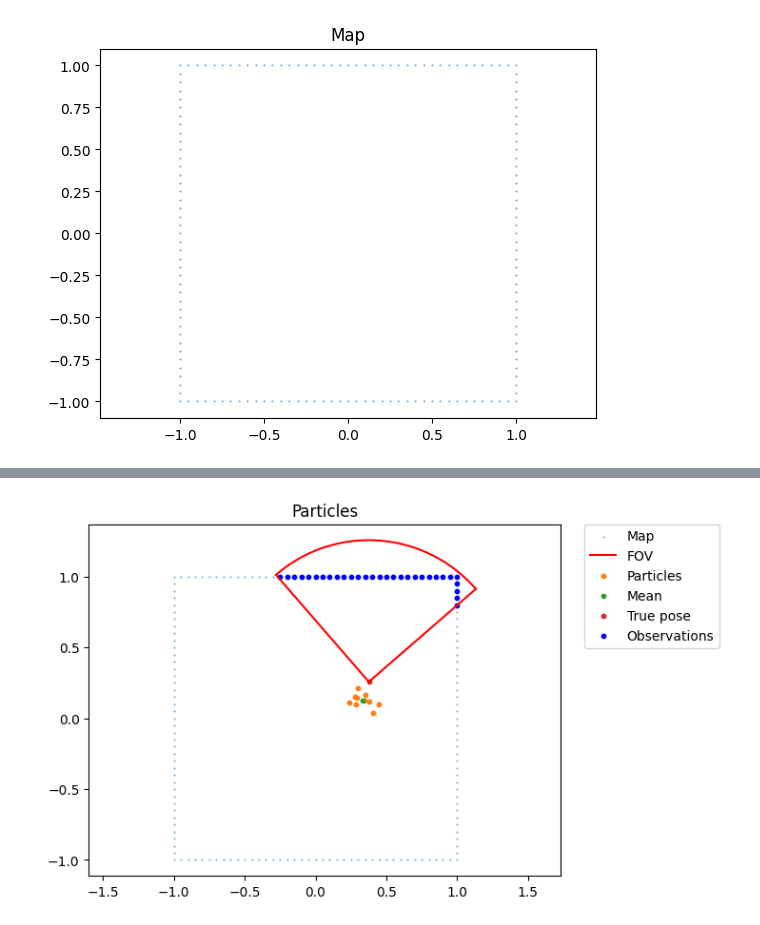
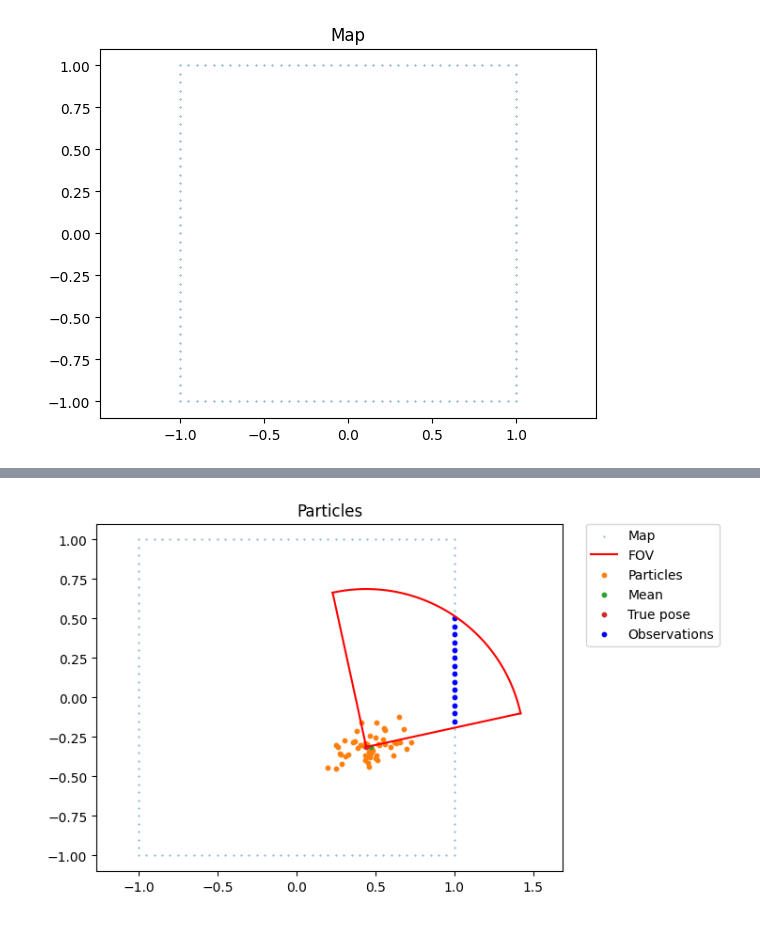
Before and after one commit to miquelmassot/pygp_particle_filter, a Jupyter notebook: example/example_pf.ipynb, the cells around one changed output, grey strips where cells are left out. Saved outputs shown, nothing was run; the diff lists cells and outputs as text; code cells hidden in the pictures.

```diff
--- a/example/example_pf.ipynb
+++ b/example/example_pf.ipynb
@@ -27,7 +27,7 @@ plt.show()
 # Create a function that, given a position and a map, returns the range and bearing of
 # the edges of the map, assuming a FOV of 90 degrees, a maximum range of 1 meter and
 # a total of 90 measurements.
-def get_observations(robot_pose, map, fov, max_range):
+def get_observations(robot_pose, simulation_map, fov, max_range):
     """Get the observations from the robot pose and the map.
 
     Parameters
@@ -47,24 +47,26 @@ def get_observations(robot_pose, map, fov, max_range):
     robot_y = robot_pose[1]
     robot_gamma = robot_pose[2]
     # Get the map points
-    map_x = map[:, 0]
-    map_y = map[:, 1]
+    map_x = simulation_map[:, 0]
+    map_y = simulation_map[:, 1]
     # Calculate the range and bearing
-    range = np.linalg.norm(map - robot_pose[0:2], axis=1)
+    range_obs = np.linalg.norm(simulation_map - robot_pose[0:2], axis=1)
     bearing = np.arctan2(map_y - robot_y, map_x - robot_x) - robot_gamma
-    observations = np.array([range, bearing])
+    # Bearing should be +/- np.pi
+    bearing = (bearing + np.pi) % (2 * np.pi) - np.pi
+    observations = np.array([range_obs, bearing])
     # Filter the observations
     observations = observations[:, (observations[0] < max_range) & (observations[1] < fov / 2) & (observations[1] > -fov / 2)]
     # Return the observations
     return observations.T
 
 # Test the function
-robot_pose = np.array([0.5, 0.2, 1.2])
+robot_pose = np.array([-0.3248179, 0.22909425, 4.18318531]) #np.array([0.5, 0.2, 1.2])
 fov = np.pi / 2
 range_max = 1.0
 
 # Generate observations
-observations = get_observations(robot_pose, map, fov, range_max)
+observations = get_observations(robot_pose, simulation_map, fov, range_max)
 
 # Plot the FOV
 fov_points = np.array(
@@ -80,10 +82,9 @@ t = np.linspace(- fov / 2+ robot_pose[2], fov / 2+ robot_pose[2], 100)
 x = range_max * np.cos(t) + robot_pose[0]
 y = range_max * np.sin(t) + robot_pose[1]
 
-
 # Plot the observations
 plt.figure()
-plt.scatter(map[:, 0], map[:, 1], s=0.1, label='Map')
+plt.scatter(simulation_map[:, 0], simulation_map[:, 1], s=0.1, label='Map')
 plt.plot(x, y, c="r")
 plt.plot(fov_points[:, 0], fov_points[:, 1], c="r", label="FOV")
 plt.scatter(robot_pose[0] + observations[:, 0] * np.cos(observations[:, 1] + robot_pose[2]),
@@ -107,68 +108,83 @@ plt.show()
 from pygp_particle_filter import ParticleFilter
 
 # Create a particle filter
-num_particles = 10
-x_range=[-0.1, 0.1]
-y_range=[-0.1, 0.1]
-gamma_range=[-0.1, 0.1]
+num_particles = 50
+x_range=[-0.05, 0.05]
+y_range=[-0.6, -0.4]
+gamma_range=[-0.05, 0.05]
+motion_noise=[0.05, 0.05, 0.005, 0.05, 0.025]
 
-robot_pose = np.array([0.0, 0.0, 0.0])
+robot_pose = np.array([0.0, -0.5, 0.0])
 
-particle_filter = ParticleFilter(num_particles, x_range, y_range, gamma_range)
+particle_filter = ParticleFilter(num_particles,
+                                 x_range,
+                                 y_range,
+                                 gamma_range,
+                                 motion_noise)
 
-num_steps = range(25)
+num_steps = range(51)
 
-current_time = 0
-linear_speed = 0.05
-angular_speed = 0.15
-observation_std = 0.2
+# v = w * r
+# for a r = 0.5 m and a linear speed of 0.1, w = 0.2
+linear_speed = 0.1
+angular_speed = 0.2
+observation_std = 0.1
 length_scale = 0.1
 
+lidar_fov = np.pi / 2
+lidar_range_max = 1.0
+
 dt = 1.0
+current_time = 0.0
+control_input = [0.0, 0.0, 0.0]
 
 plt.figure()
 
 for i in num_steps:
     print('Step {}'.format(i))
+    # Timestep
+    current_time += dt
 
+    # Update control input
     control_input = np.array([current_time, linear_speed, angular_speed])
 
     # Predict the next positions
     particle_filter.predict(control_input)
 
     # Move the GT robot too
-    robot_pose[0] += (control_input[1] + control_input[1]) * np.cos(robot_pose[2]) * dt
-    robot_pose[1] += (control_input[1] + control_input[1]) * np.sin(robot_pose[2]) * dt
-    robot_pose[2] += (control_input[2] + control_input[2]) * dt
+    robot_pose[0] += control_input[1] * np.cos(robot_pose[2]) * dt
+    robot_pose[1] += control_input[1] * np.sin(robot_pose[2]) * dt
+    robot_pose[2] += control_input[2] * dt
+    robot_pose[2] = robot_pose[2] % (2*np.pi)
 
-    # Get the observations
     mean_pose = particle_filter.mean_pose
-    observations = get_observations(robot_pose, map, np.pi / 2, 1)
+    observations = get_observations(robot_pose, simulation_map, lidar_fov, lidar_range_max)
 
-    # Update the weights
+    ## Run update
     particle_filter.observation_update(observations,  observation_std, length_scale)
 
+    ## PLOTTING
     # Get the particles for plotting
     particles_x = [p.x for p in particle_filter.particles]
     particles_y = [p.y for p in particle_filter.particles]
-
     # Plot the FOV
     fov_points = np.array(
         [
-            [range_max * np.cos(fov / 2 + robot_pose[2]), range_max * np.sin(fov / 2 + robot_pose[2])],
+            [lidar_range_max * np.cos(lidar_fov / 2 + robot_pose[2]),
+             lidar_range_max * np.sin(lidar_fov / 2 + robot_pose[2])],
             [0, 0],
-            [range_max * np.cos(-fov / 2 + robot_pose[2]), range_max * np.sin(-fov / 2 + robot_pose[2])],
+            [lidar_range_max * np.cos(-lidar_fov / 2 + robot_pose[2]),
+             lidar_range_max * np.sin(-lidar_fov / 2 + robot_pose[2])],
         ]
     )
     fov_points = fov_points + robot_pose[0:2]
     # Add a semicircle
-    t = np.linspace(- fov / 2+ robot_pose[2], fov / 2+ robot_pose[2], 100)
-    x = range_max * np.cos(t) + robot_pose[0]
-    y = range_max * np.sin(t) + robot_pose[1]
-
+    t = np.linspace(- lidar_fov / 2+ robot_pose[2], lidar_fov / 2+ robot_pose[2], 100)
+    x = lidar_range_max * np.cos(t) + robot_pose[0]
+    y = lidar_range_max * np.sin(t) + robot_pose[1]
     # Plot the particles
     plt.clf()
-    plt.scatter(map[:, 0], map[:, 1], s=0.1, label='Map')
+    plt.scatter(simulation_map[:, 0], simulation_map[:, 1], s=0.1, label='Map')
     plt.plot(x, y, c="r")
     plt.plot(fov_points[:, 0], fov_points[:, 1], c="r", label="FOV")
     plt.scatter(particles_x, particles_y, s=10, label='Particles')
@@ -181,7 +197,5 @@ for i in num_steps:
     # Place legend outside the plot
     plt.legend(bbox_to_anchor=(1.05, 1), loc=2, borderaxespad=0.)
     plt.show()
-
-    current_time += dt
 # %% [output]
 Step 0
@@ -201,2 +215,2 @@ Number of effective particles:  9.99187410149795
-[figure, old version]
+[figure, new version]
 Step 5
```
Also changed, not shown: parts of 4 cells of this notebook, 3 other files.
